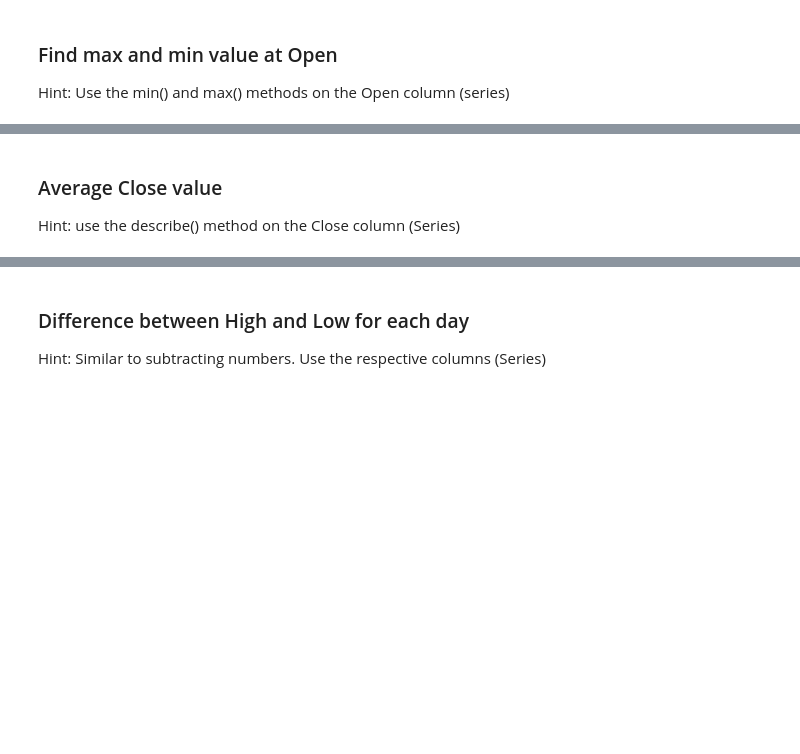
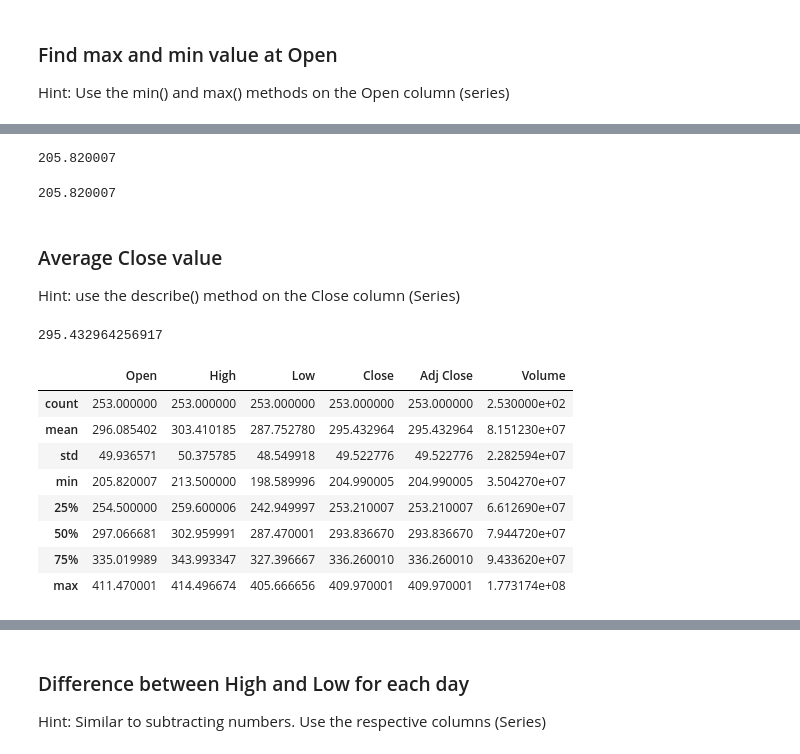
Before and after one commit to vinayak2019/UK_Bootcamp, a Jupyter notebook: 2023/Solutions/Data_analysis_pandas.ipynb, the cells around one changed output, grey strips where cells are left out. Cells and saved outputs as stored; diff of their text form; code cells hidden in the pictures; blank space fills up the shorter version.

```diff
--- a/2023/Solutions/Data_analysis_pandas.ipynb
+++ b/2023/Solutions/Data_analysis_pandas.ipynb
@@ -455,3 +455,11 @@ Hint: Use the min() and max() methods on the Open column (series)
+# %%
+df.min()["Open"]
+# %% [output]
+205.820007
+# %%
+df["Open"].min()
+# %% [output]
+205.820007
 # %% [markdown]
 ### Average Close value
 
@@ -460,0 +467,16 @@ Hint: use the describe() method on the Close column (Series)
+# %%
+df.mean()["Close"]
+# %% [output]
+295.432964256917
+# %%
+df.describe()
+# %% [output]
+|  | Open | High | Low | Close | Adj Close | Volume |
+| count | 253.000000 | 253.000000 | 253.000000 | 253.000000 | 253.000000 | 2.530000e+02 |
+| mean | 296.085402 | 303.410185 | 287.752780 | 295.432964 | 295.432964 | 8.151230e+07 |
+| std | 49.936571 | 50.375785 | 48.549918 | 49.522776 | 49.522776 | 2.282594e+07 |
+| min | 205.820007 | 213.500000 | 198.589996 | 204.990005 | 204.990005 | 3.504270e+07 |
+| 25% | 254.500000 | 259.600006 | 242.949997 | 253.210007 | 253.210007 | 6.612690e+07 |
+| 50% | 297.066681 | 302.959991 | 287.470001 | 293.836670 | 293.836670 | 7.944720e+07 |
+| 75% | 335.019989 | 343.993347 | 327.396667 | 336.260010 | 336.260010 | 9.433620e+07 |
+| max | 411.470001 | 414.496674 | 405.666656 | 409.970001 | 409.970001 | 1.773174e+08 |
```
Also changed, not shown: parts of 20 cells of this notebook.
